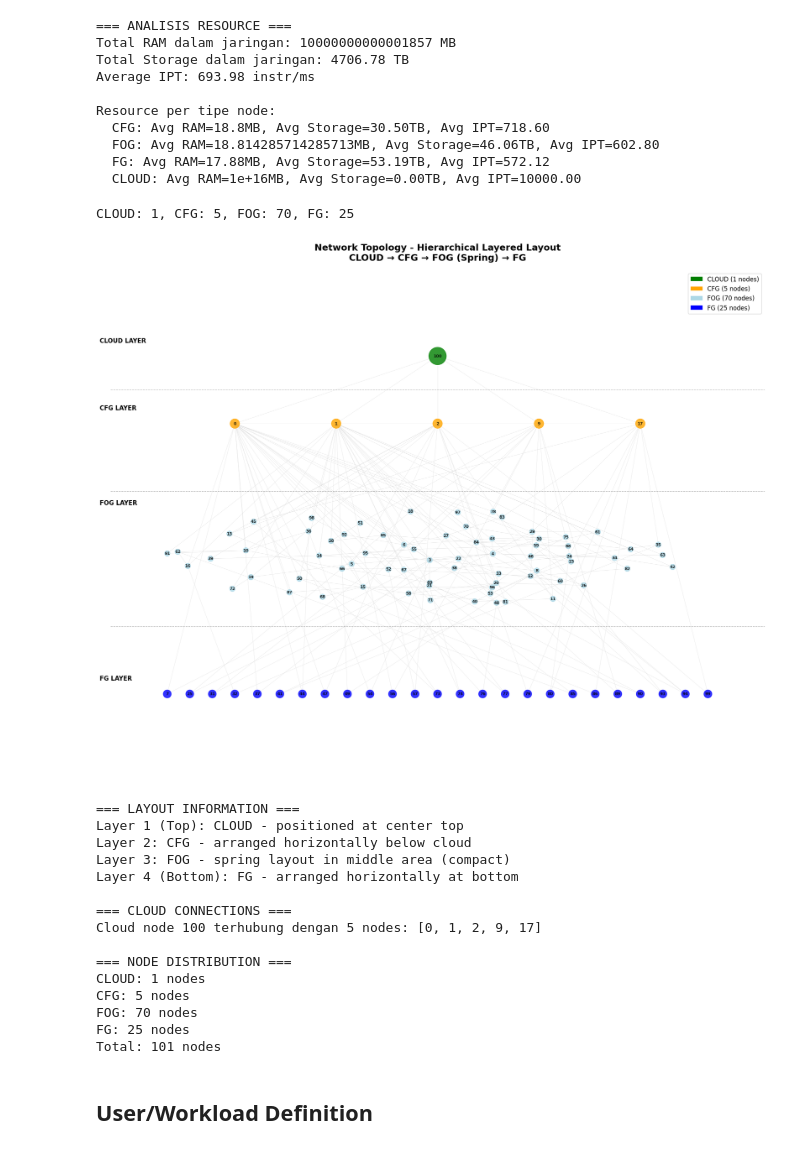
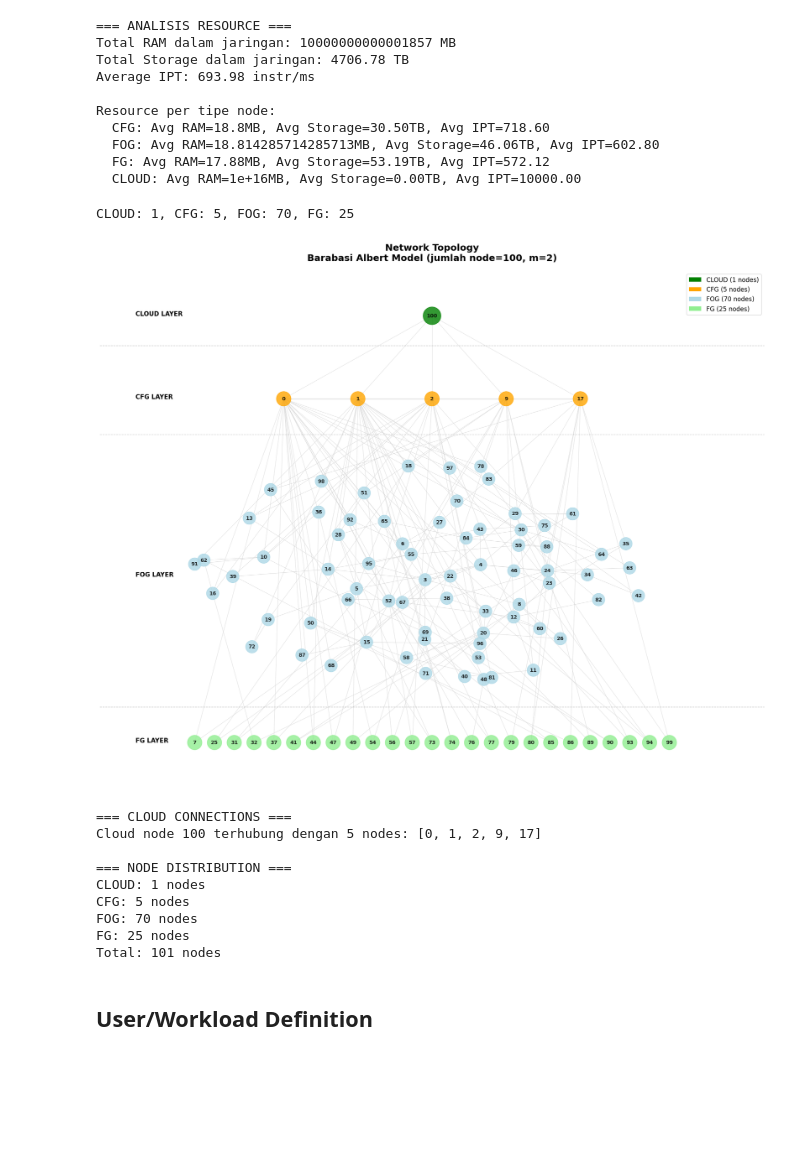
Before and after one commit to hafidnrzs/yafs-fog-computing, a Jupyter notebook: experiments/rev/analyze.ipynb, the cells around one changed output. Saved outputs shown, nothing was run; the diff lists cells and outputs as text; code cells hidden in the pictures; blank space fills up the shorter version.

Commit message:
plot graf topologi jaringan

```diff
--- a/experiments/rev/analyze.ipynb
+++ b/experiments/rev/analyze.ipynb
@@ -128,19 +128,19 @@ Resource per tipe node:
   FG: Avg RAM=17.88MB, Avg Storage=53.19TB, Avg IPT=572.12
   CLOUD: Avg RAM=1e+16MB, Avg Storage=0.00TB, Avg IPT=10000.00
 # %%
-# Visualisasi graf NetworkX - Layout Berlapis Hierarchical
+# Visualisasi graf NetworkX
 import matplotlib.pyplot as plt
 import numpy as np
 from matplotlib.patches import Patch
 
 plt.figure(figsize=(18, 14))
 
-# Definisikan warna untuk setiap tipe node (diurutkan sesuai hierarki)
+# Definisikan warna untuk setiap tipe node
 color_map = {
     'CLOUD': 'green',
     'CFG': 'orange',
     'FOG': 'lightblue',
-    'FG': 'blue'
+    'FG': 'lightgreen'
 }
 
 # Kategorisasi node berdasarkan type
@@ -154,19 +154,19 @@ print(f"CLOUD: {len(cloud_nodes)}, CFG: {len(cfg_nodes)}, FOG: {len(fog_nodes)},
 # Manual positioning untuk layout berlapis
 pos = {}
 
-# Layer 1: CLOUD (paling atas, tengah)
+# Layer 1: CLOUD
 y_cloud = 3.0
 for i, node in enumerate(cloud_nodes):
     pos[node] = (0, y_cloud)
 
-# Layer 2: CFG (horizontal line di bawah cloud)
-y_cfg = 2.0
-cfg_spacing = 6.0 / max(1, len(cfg_nodes) - 1) if len(cfg_nodes) > 1 else 0
+# Layer 2: CFG (EDIT DISINI - spacing diperkecil dan dicentering)
+y_cfg = 2.3
+cfg_spacing = 2.5 / max(1, len(cfg_nodes) - 1) if len(cfg_nodes) > 1 else 0  # Diperkecil dari 5.0 ke 2.5
 for i, node in enumerate(cfg_nodes):
-    x_cfg = -3.0 + i * cfg_spacing if len(cfg_nodes) > 1 else 0
+    x_cfg = -1.25 + i * cfg_spacing if len(cfg_nodes) > 1 else 0  # Range diperkecil dari -3.0 ke -1.25
     pos[node] = (x_cfg, y_cfg)
 
-# Layer 3: FOG (spring layout untuk fog nodes saja, di tengah)
+# Layer 3: FOG
 if fog_nodes:
     # Buat subgraph hanya untuk FOG nodes
     fog_subgraph = G.subgraph(fog_nodes)
@@ -174,9 +174,9 @@ if fog_nodes:
     fog_pos = nx.spring_layout(fog_subgraph, k=0.8, iterations=100, seed=42)
 
     # Scale dan shift FOG positions ke area tengah
-    y_fog = 0.0
-    fog_width = 8.0  # lebar area FOG
-    fog_height = 1.5  # tinggi area FOG
+    y_fog = 0.8
+    fog_width = 4.0  # lebar area FOG
+    fog_height = 2.0  # tinggi area FOG
 
     for node in fog_nodes:
         # Scale dari [-1,1] ke area yang diinginkan
@@ -184,11 +184,11 @@ if fog_nodes:
         y_scaled = fog_pos[node][1] * fog_height/2 + y_fog
         pos[node] = (x_scaled, y_scaled)
 
-# Layer 4: FG (horizontal line di bawah)
-y_fg = -2.0
-fg_spacing = 8.0 / max(1, len(fg_nodes) - 1) if len(fg_nodes) > 1 else 0
+# Layer 4: FG
+y_fg = -0.6
+fg_spacing = 4.0 / max(1, len(fg_nodes) - 1) if len(fg_nodes) > 1 else 0
 for i, node in enumerate(fg_nodes):
-    x_fg = -4.0 + i * fg_spacing if len(fg_nodes) > 1 else 0
+    x_fg = -2.0 + i * fg_spacing if len(fg_nodes) > 1 else 0
     pos[node] = (x_fg, y_fg)
 
 # Buat list warna dan ukuran berdasarkan hierarki
@@ -202,11 +202,11 @@ for node in G.nodes():
     if node_type == 'CLOUD':
         size = 1200
     elif node_type == 'CFG':
-        size = 350
+        size = 800
     elif node_type == 'FOG':
-        size = 120
+        size = 600
     else:  # FG
-        size = 250
+        size = 800
     node_sizes.append(size)
 
 # Draw graf dengan layout manual
@@ -214,68 +214,55 @@ nx.draw(G, pos,
         node_color=node_colors,
         node_size=node_sizes,
         with_labels=True,
-        font_size=8,
+        font_size=10,
         font_weight='bold',
         font_color='black',
         edge_color='lightgray',
-        width=0.4,
+        width=0.7,
         alpha=0.8)
 
 # Tambahkan garis horizontal untuk memisahkan layer
-plt.axhline(y=2.5, color='gray', linestyle='--', alpha=0.5, linewidth=1)
-plt.axhline(y=1.0, color='gray', linestyle='--', alpha=0.5, linewidth=1)
-plt.axhline(y=-1.0, color='gray', linestyle='--', alpha=0.5, linewidth=1)
+plt.axhline(y=2.75, color='gray', linestyle='--', alpha=0.5, linewidth=1)
+plt.axhline(y=2, color='gray', linestyle='--', alpha=0.5, linewidth=1)
+plt.axhline(y=-0.3, color='gray', linestyle='--', alpha=0.5, linewidth=1)
 
 # Tambahkan label layer
-plt.text(-5, 3.2, 'CLOUD LAYER', fontsize=12, fontweight='bold', ha='left')
-plt.text(-5, 2.2, 'CFG LAYER', fontsize=12, fontweight='bold', ha='left')
-plt.text(-5, 0.8, 'FOG LAYER', fontsize=12, fontweight='bold', ha='left')
-plt.text(-5, -1.8, 'FG LAYER', fontsize=12, fontweight='bold', ha='left')
+plt.text(-2.5, 3.0, 'CLOUD LAYER', fontsize=12, fontweight='bold', ha='left')
+plt.text(-2.5, 2.3, 'CFG LAYER', fontsize=12, fontweight='bold', ha='left')
+plt.text(-2.5, 0.8, 'FOG LAYER', fontsize=12, fontweight='bold', ha='left')
+plt.text(-2.5, -0.6, 'FG LAYER', fontsize=12, fontweight='bold', ha='left')
 
 # Legend diurutkan sesuai hierarki (CLOUD, CFG, FOG, FG)
 legend_elements = []
 legend_order = ['CLOUD', 'CFG', 'FOG', 'FG']
 for node_type in legend_order:
     color = color_map[node_type]
     count = len([n for n in G.nodes() if G.nodes[n].get('type') == node_type])
     legend_elements.append(Patch(facecolor=color, label=f'{node_type} ({count} nodes)'))
 
 plt.legend(handles=legend_elements, loc='upper right', fontsize=12)
 
-plt.title("Network Topology - Hierarchical Layered Layout\nCLOUD → CFG → FOG (Spring) → FG",
+plt.title("Network Topology\nBarabasi Albert Model (jumlah node=100, m=2)",
           fontsize=18, fontweight='bold', pad=20)
 plt.axis('equal')
 plt.tight_layout()
 plt.show()
 
-# Tampilkan informasi detail
-print("\n=== LAYOUT INFORMATION ===")
-print("Layer 1 (Top): CLOUD - positioned at center top")
-print("Layer 2: CFG - arranged horizontally below cloud")
-print("Layer 3: FOG - spring layout in middle area (compact)")
-print("Layer 4 (Bottom): FG - arranged horizontally at bottom")
-
-print(f"\n=== CLOUD CONNECTIONS ===")
+print("\n=== CLOUD CONNECTIONS ===")
 if cloud_nodes:
     cloud_node = cloud_nodes[0]
     cloud_neighbors = list(G.neighbors(cloud_node))
     print(f"Cloud node {cloud_node} terhubung dengan {len(cloud_neighbors)} nodes: {cloud_neighbors}")
 
-print(f"\n=== NODE DISTRIBUTION ===")
+print("\n=== NODE DISTRIBUTION ===")
 print(f"CLOUD: {len(cloud_nodes)} nodes")
 print(f"CFG: {len(cfg_nodes)} nodes")
 print(f"FOG: {len(fog_nodes)} nodes")
 print(f"FG: {len(fg_nodes)} nodes")
 print(f"Total: {len(G.nodes())} nodes")
 # %% [output]
 CLOUD: 1, CFG: 5, FOG: 70, FG: 25
-[figure, old version]
+[figure, new version]
-=== LAYOUT INFORMATION ===
-Layer 1 (Top): CLOUD - positioned at center top
-Layer 2: CFG - arranged horizontally below cloud
-Layer 3: FOG - spring layout in middle area (compact)
-Layer 4 (Bottom): FG - arranged horizontally at bottom
-
 === CLOUD CONNECTIONS ===
 Cloud node 100 terhubung dengan 5 nodes: [0, 1, 2, 9, 17]
 
```
